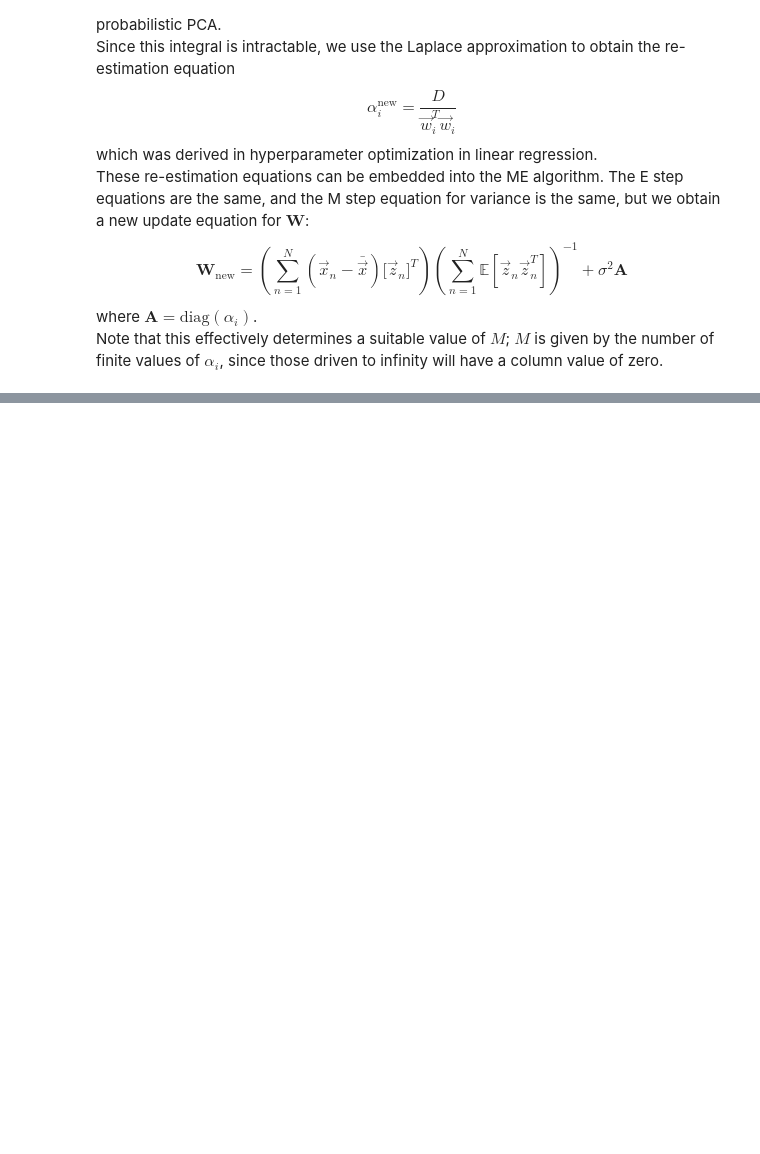
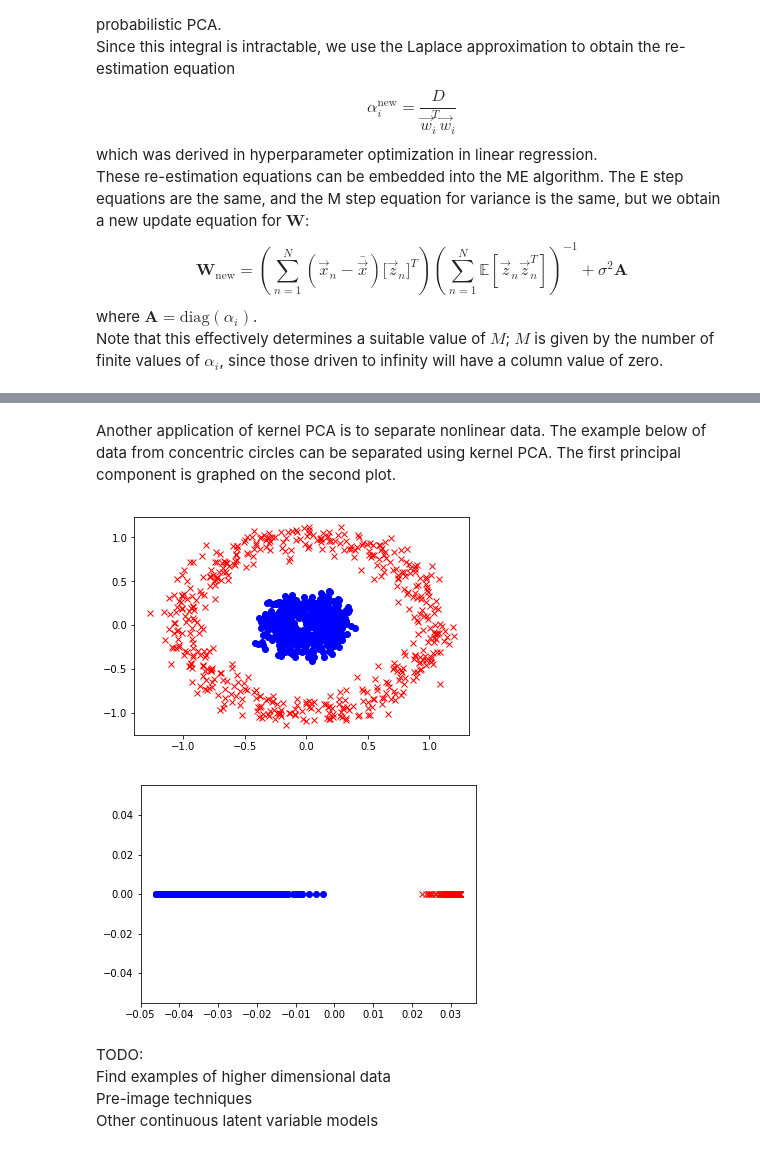
Before and after one commit to alvzzz/notebooks, a Jupyter notebook: PCA.ipynb, the cells around one changed output, grey strips where cells are left out. Saved outputs shown, nothing was run; the diff lists cells and outputs as text; code cells hidden in the pictures; blank space fills up the shorter version.

```diff
--- a/PCA.ipynb
+++ b/PCA.ipynb
@@ -491,0 +616,42 @@ Kernel PCA <br>
+# %% [markdown]
+Another application of kernel PCA is to separate nonlinear data. The example below of data from concentric circles can be separated using kernel PCA. The first principal component is graphed on the second plot.
+# %%
+def plot_c_data(fig, X, t):
+    """
+    Plots classification data.
+    Args:
+        fig (figure): figure to plot on
+        X (float ndarray): x values to plot
+        t (float ndarray): corresponding classes to X
+    """
+    markers = ['rx', 'bo', 'g+', 'y^', 'p.']
+    for i, c in enumerate(np.unique(t)):
+        fig.plot(X[np.where(t==c)[0], [0]], X[np.where(t==c)[0], [1]], markers[i])
+
+
+file_name_X = 'C:\\Users\\Alvin\\Google Drive\\CS\\ML-DL\\Examples\\data\\set11X.csv'
+file_name_t = 'C:\\Users\\Alvin\\Google Drive\\CS\\ML-DL\\Examples\\data\\set11t.csv'
+
+X = np.loadtxt(file_name_X, delimiter=',')
+t = np.loadtxt(file_name_t, delimiter=',').reshape(-1, 1)
+
+x_coords = np.arange(-2, 2, 0.05)
+y_coords = np.arange(-2, 2, 0.05)
+
+pca = KPCA(X, gamma=5)
+eiglist = pca.fit()
+
+plot_c_data(plt, X, t)
+plt.show()
+
+first_comp = pca.eiglist[0][1].reshape(-1, 1)
+plot_c_data(plt, np.hstack((first_comp, np.zeros((X.shape[0], 1)))), t)
+plt.show()
+# %% [output]
+[figure, added]
+[figure, added]
+# %% [markdown]
+TODO: <br>
+Find examples of higher dimensional data <br>
+Pre-image techniques <br>
+Other continuous latent variable models <br>
```
Also changed, not shown: parts of 15 cells of this notebook.
